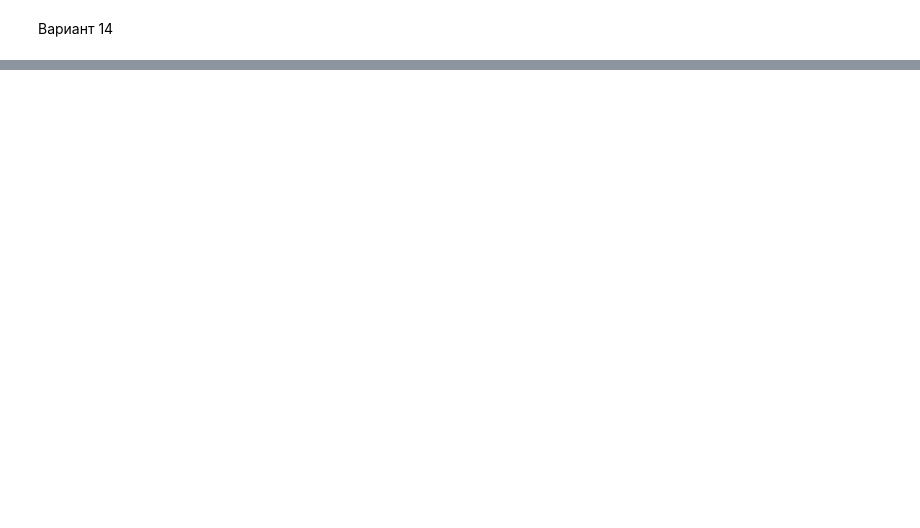
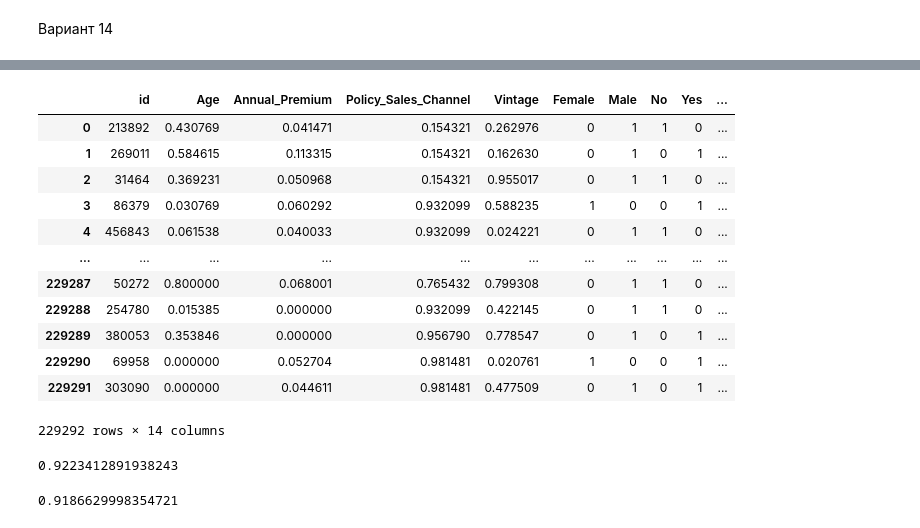
Before and after one commit to durakin/DataAnalysisMethodsLabs, a Jupyter notebook: 3/lab.ipynb, the cells around one changed output, grey strips where cells are left out. Drawn from its saved outputs; the diff is of its cells as text; code cells hidden in the pictures; blank space fills up the shorter version.

```diff
--- a/3/lab.ipynb
+++ b/3/lab.ipynb
@@ -63,0 +248,3 @@ print(levene_return, levene_return > alpha)
+# %%
+data_train_responce = data_train.Response
+data_train.drop(['Response'], axis=1, inplace=True)
@@ -63,0 +269,24 @@ print(levene_return, levene_return > alpha)
+# %%
+data_train
+# %% [output]
+|  | id | Age | Annual_Premium | Policy_Sales_Channel | Vintage | Female | Male | No | Yes | ... |
+| 0 | 213892 | 0.430769 | 0.041471 | 0.154321 | 0.262976 | 0 | 1 | 1 | 0 | ... |
+| 1 | 269011 | 0.584615 | 0.113315 | 0.154321 | 0.162630 | 0 | 1 | 0 | 1 | ... |
+| 2 | 31464 | 0.369231 | 0.050968 | 0.154321 | 0.955017 | 0 | 1 | 1 | 0 | ... |
+| 3 | 86379 | 0.030769 | 0.060292 | 0.932099 | 0.588235 | 1 | 0 | 0 | 1 | ... |
+| 4 | 456843 | 0.061538 | 0.040033 | 0.932099 | 0.024221 | 0 | 1 | 1 | 0 | ... |
+| ... | ... | ... | ... | ... | ... | ... | ... | ... | ... | ... |
+| 229287 | 50272 | 0.800000 | 0.068001 | 0.765432 | 0.799308 | 0 | 1 | 1 | 0 | ... |
+| 229288 | 254780 | 0.015385 | 0.000000 | 0.932099 | 0.422145 | 0 | 1 | 1 | 0 | ... |
+| 229289 | 380053 | 0.353846 | 0.000000 | 0.956790 | 0.778547 | 0 | 1 | 0 | 1 | ... |
+| 229290 | 69958 | 0.000000 | 0.052704 | 0.981481 | 0.020761 | 1 | 0 | 0 | 1 | ... |
+| 229291 | 303090 | 0.000000 | 0.044611 | 0.981481 | 0.477509 | 0 | 1 | 0 | 1 | ... |
+229292 rows × 14 columns
+# %%
+roc_auc_score(y_train, y_train_predicted_rf)
+# %% [output]
+0.9223412891938243
+# %%
+roc_auc_score(y_val, y_val_predicted_rf)
+# %% [output]
+0.9186629998354721
```
Also changed, not shown: parts of 29 cells of this notebook, 1 other file.
